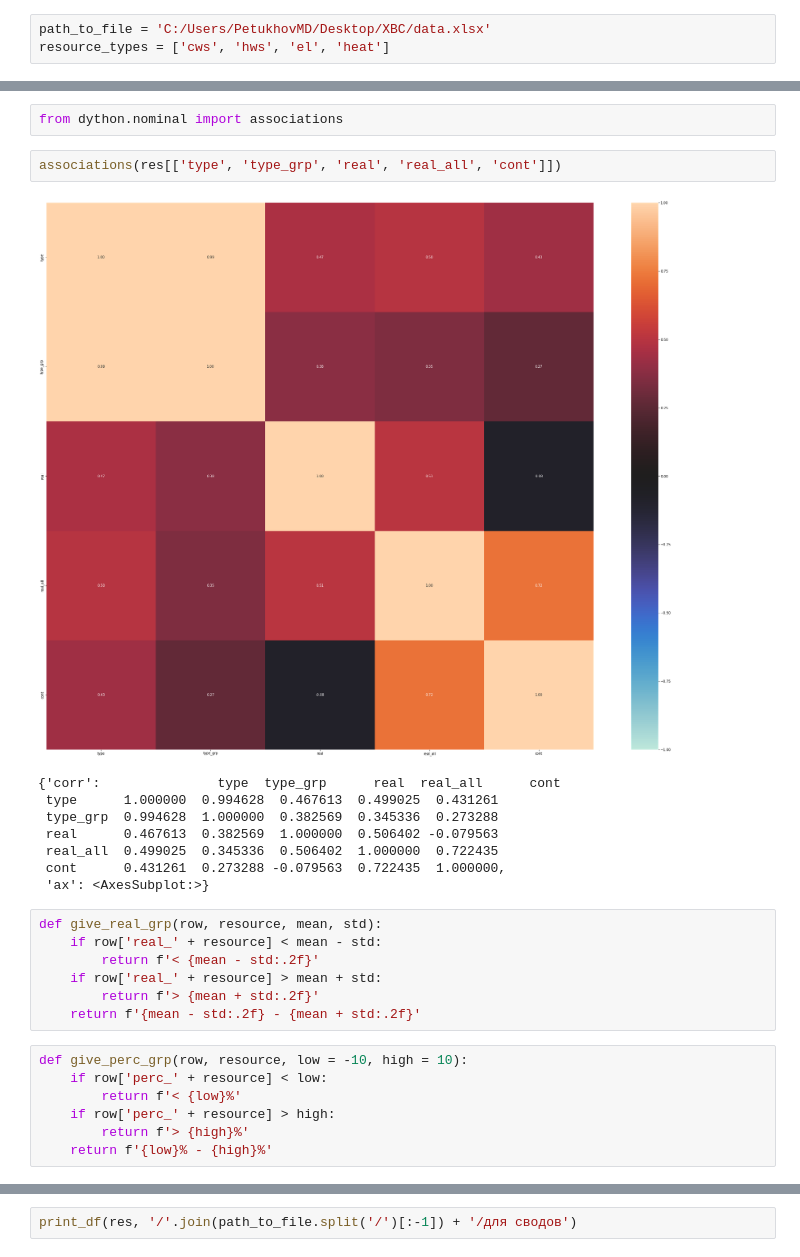
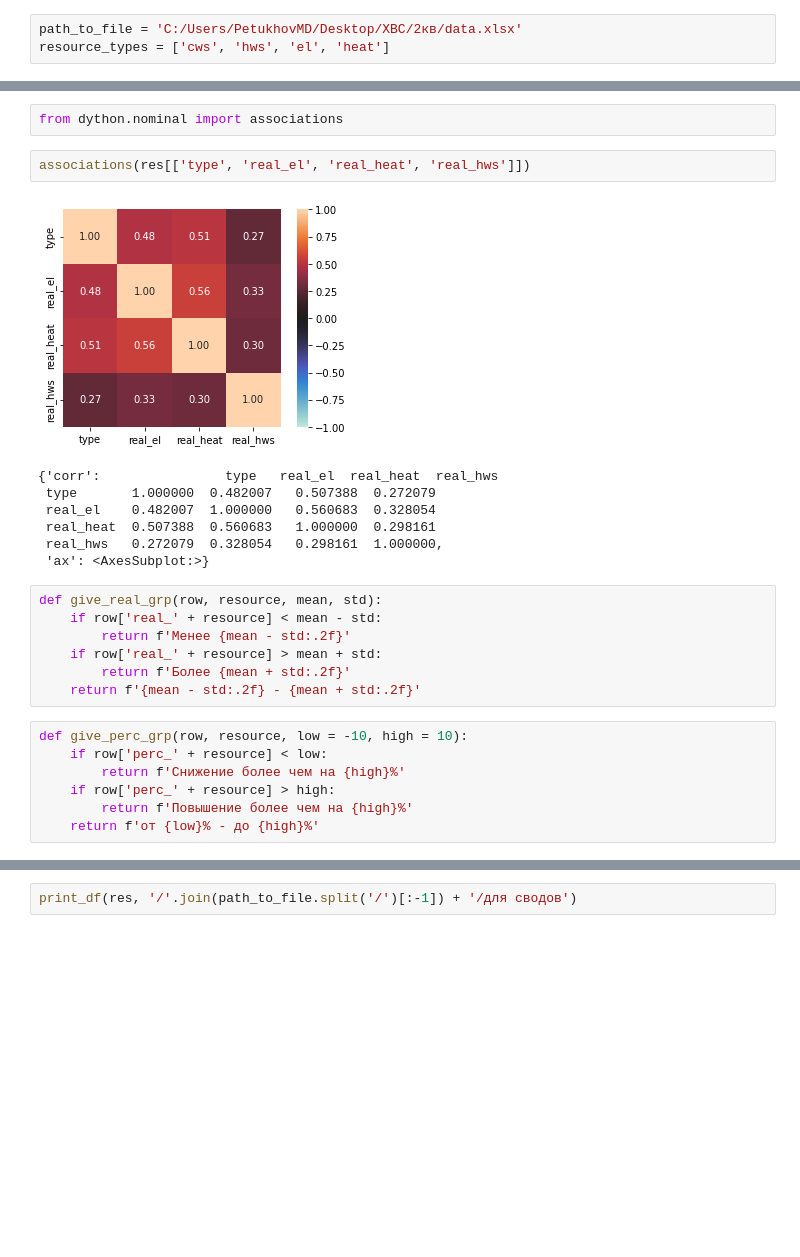
Before and after one commit to Mr-Maxraw/cfo-parser, a Jupyter notebook: counting/cold_water.ipynb, the cells around one changed output, grey strips where cells are left out. Drawn from its saved outputs; the diff is of its cells as text; blank space fills up the shorter version.

```diff
--- a/counting/cold_water.ipynb
+++ b/counting/cold_water.ipynb
@@ -8,7 +8,7 @@ import matplotlib.pyplot as plt
 # %%
 from szp_funcs import print_df
 # %%
-path_to_file = 'C:/Users/PetukhovMD/Desktop/ХВС/data.xlsx'
+path_to_file = 'C:/Users/PetukhovMD/Desktop/ХВС/2кв/data.xlsx'
 resource_types = ['cws', 'hws', 'el', 'heat']
 # %%
 res = pd.read_excel(path_to_file)
@@ -31,30 +31,29 @@ res
 # %%
 from dython.nominal import associations
 # %%
-associations(res[['type', 'type_grp', 'real', 'real_all', 'cont']])
+associations(res[['type', 'real_el', 'real_heat', 'real_hws']])
 # %% [output]
-[figure, old version]
+[figure, new version]
-{'corr':               type  type_grp      real  real_all      cont
- type      1.000000  0.994628  0.467613  0.499025  0.431261
- type_grp  0.994628  1.000000  0.382569  0.345336  0.273288
- real      0.467613  0.382569  1.000000  0.506402 -0.079563
- real_all  0.499025  0.345336  0.506402  1.000000  0.722435
- cont      0.431261  0.273288 -0.079563  0.722435  1.000000,
+{'corr':                type   real_el  real_heat  real_hws
+ type       1.000000  0.482007   0.507388  0.272079
+ real_el    0.482007  1.000000   0.560683  0.328054
+ real_heat  0.507388  0.560683   1.000000  0.298161
+ real_hws   0.272079  0.328054   0.298161  1.000000,
  'ax': <AxesSubplot:>}
 # %%
 def give_real_grp(row, resource, mean, std):
     if row['real_' + resource] < mean - std:
-        return f'< {mean - std:.2f}'
+        return f'Менее {mean - std:.2f}'
     if row['real_' + resource] > mean + std:
-        return f'> {mean + std:.2f}'
+        return f'Более {mean + std:.2f}'
     return f'{mean - std:.2f} - {mean + std:.2f}'
 # %%
 def give_perc_grp(row, resource, low = -10, high = 10):
     if row['perc_' + resource] < low:
-        return f'< {low}%'
+        return f'Снижение более чем на {high}%'
     if row['perc_' + resource] > high:
-        return f'> {high}%'
-    return f'{low}% - {high}%'
+        return f'Повышение более чем на {high}%'
+    return f'от {low}% - до {high}%'
 # %%
 for resource in resource_types:
     mean, std = res['real_' + resource].describe()[['mean', 'std']]
```
Also changed, not shown: parts of 5 cells of this notebook.
